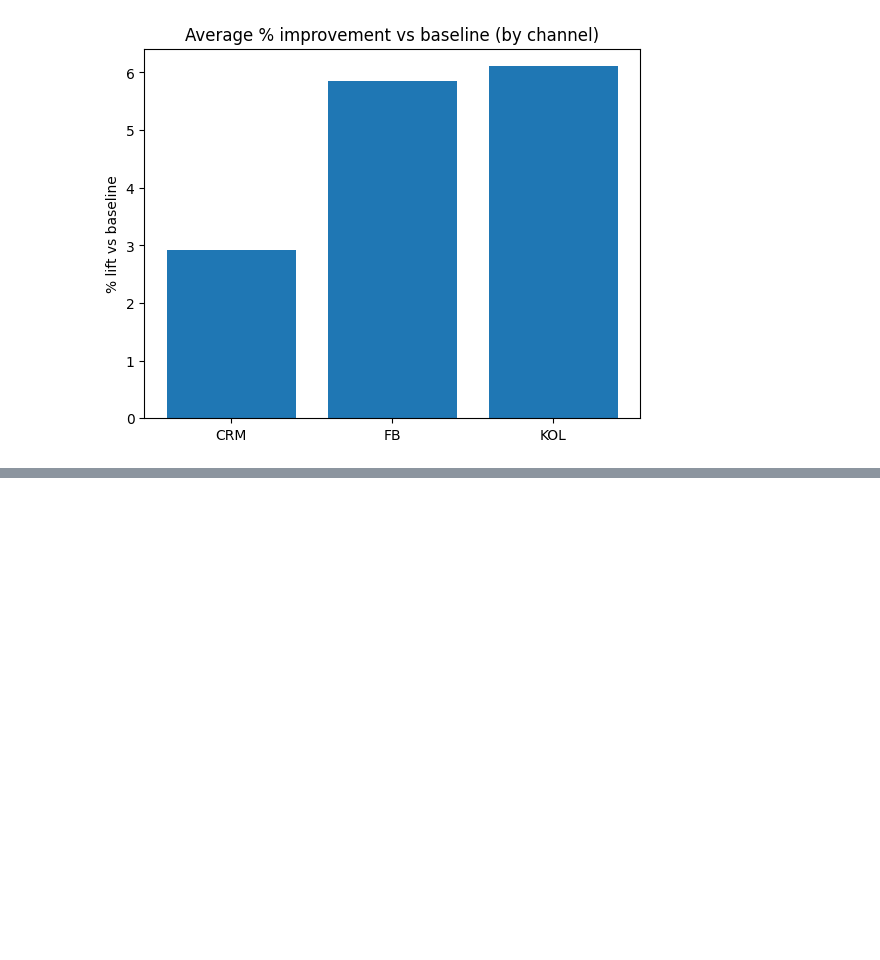
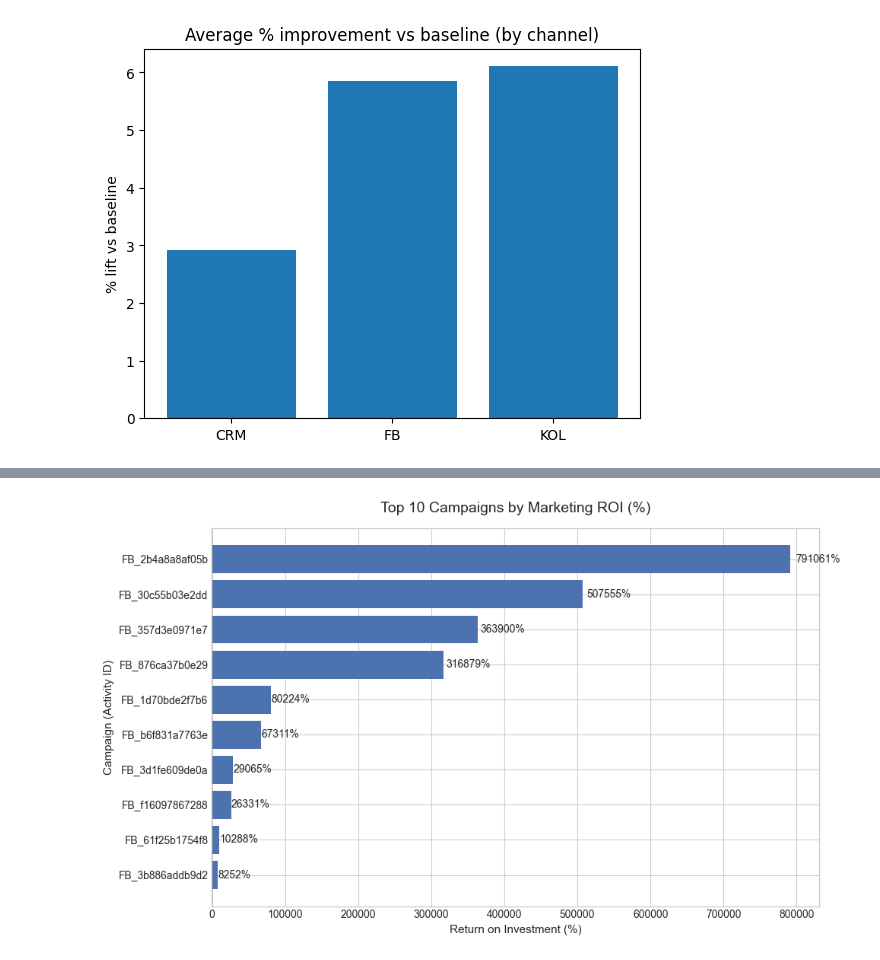
Before and after one commit to liyunling2/OPE, a Jupyter notebook: _3_marketing/compare_bookings_with_marketing.ipynb, the cells around one changed output, grey strips where cells are left out. Drawn from its saved outputs; the diff is of its cells as text; code cells hidden in the pictures; blank space fills up the shorter version.

Commit message:
added ROI marketing campaign based on Lift vs Incremental Revenue

```diff
--- a/_3_marketing/compare_bookings_with_marketing.ipynb
+++ b/_3_marketing/compare_bookings_with_marketing.ipynb
@@ -444,0 +504,83 @@ CHANNEL summary (avg per activity):
+# %%
+import matplotlib.pyplot as plt
+import numpy as np
+
+# --- 0) Prepare the Data ---
+# Filter out campaigns that didn't have any ad spend or valid ROI data
+plot_data = activity_perf.dropna(subset=['roi']).copy()
+
+# Sort by different metrics for different charts
+top_roi = plot_data.sort_values('roi', ascending=False).head(10)
+top_revenue = plot_data.sort_values('incremental_revenue_thb', ascending=False).head(10)
+
+# Set a consistent style
+plt.style.use('seaborn-v0_8-whitegrid')
+
+# ==========================================
+# CHART 1: Top 10 Campaigns by True Financial ROI
+# ==========================================
+plt.figure(figsize=(10, 6))
+# Create horizontal bars (easiest to read campaign names)
+bars1 = plt.barh(top_roi['activity_id'].astype(str), top_roi['roi_percentage'], color='#4C72B0')
+
+plt.title('Top 10 Campaigns by Marketing ROI (%)', fontsize=14, pad=15)
+plt.xlabel('Return on Investment (%)', fontsize=11)
+plt.ylabel('Campaign (Activity ID)', fontsize=11)
+plt.gca().invert_yaxis() # Highest ROI at the top
+
+# Add the percentage labels to the bars
+for bar in bars1:
+    width = bar.get_width()
+    plt.text(width + (width * 0.01), bar.get_y() + bar.get_height()/2,
+             f'{width:.0f}%', va='center', fontsize=10)
+
+plt.axvline(0, color='black', linewidth=1) # 0% Break-even line
+plt.tight_layout()
+plt.show()
+
+# ==========================================
+# CHART 2: Top 10 Campaigns by Total Upside (Incremental Revenue)
+# ==========================================
+plt.figure(figsize=(10, 6))
+bars2 = plt.barh(top_revenue['activity_id'].astype(str), top_revenue['incremental_revenue_thb'], color='#55A868')
+
+plt.title('Top 10 Campaigns by Incremental Revenue (THB)', fontsize=14, pad=15)
+plt.xlabel('Incremental Revenue Generated (THB)', fontsize=11)
+plt.ylabel('Campaign (Activity ID)', fontsize=11)
+plt.gca().invert_yaxis()
+
+# Add THB labels to the bars
+for bar in bars2:
+    width = bar.get_width()
+    plt.text(width + (width * 0.01), bar.get_y() + bar.get_height()/2,
+             f'฿{width:,.0f}', va='center', fontsize=10)
+
+plt.tight_layout()
+plt.show()
+
+# ==========================================
+# CHART 3: Ad Spend vs. Incremental Revenue (The "Profitability Matrix")
+# ==========================================
+plt.figure(figsize=(9, 7))
+
+# Plot all campaigns (not just the top 10)
+plt.scatter(plot_data['fb_amount_spent_thb'], plot_data['incremental_revenue_thb'],
+            alpha=0.7, color='#C44E52', s=80, edgecolor='white')
+
+# Add the "Break-even" Line (Where Spend = Revenue)
+max_val = max(plot_data['fb_amount_spent_thb'].max(), plot_data['incremental_revenue_thb'].max())
+plt.plot([0, max_val], [0, max_val], color='black', linestyle='--', alpha=0.5, label='Break-even Line (ROI = 0%)')
+
+plt.title('Campaign Profitability: Ad Spend vs. Incremental Revenue', fontsize=14, pad=15)
+plt.xlabel('Ad Spend (THB)', fontsize=11)
+plt.ylabel('Incremental Revenue (THB)', fontsize=11)
+
+# Add shading to indicate Profit vs Loss zones
+plt.fill_between([0, max_val], [0, max_val], max_val, color='green', alpha=0.05, label='Profitable Zone')
+plt.fill_between([0, max_val], 0, [0, max_val], color='red', alpha=0.05, label='Loss Zone')
+
+plt.legend(loc='upper left')
+plt.tight_layout()
+plt.show()
+# %% [output]
+[figure, added]
```
Also changed, not shown: parts of 5 cells of this notebook, 1 other file.
